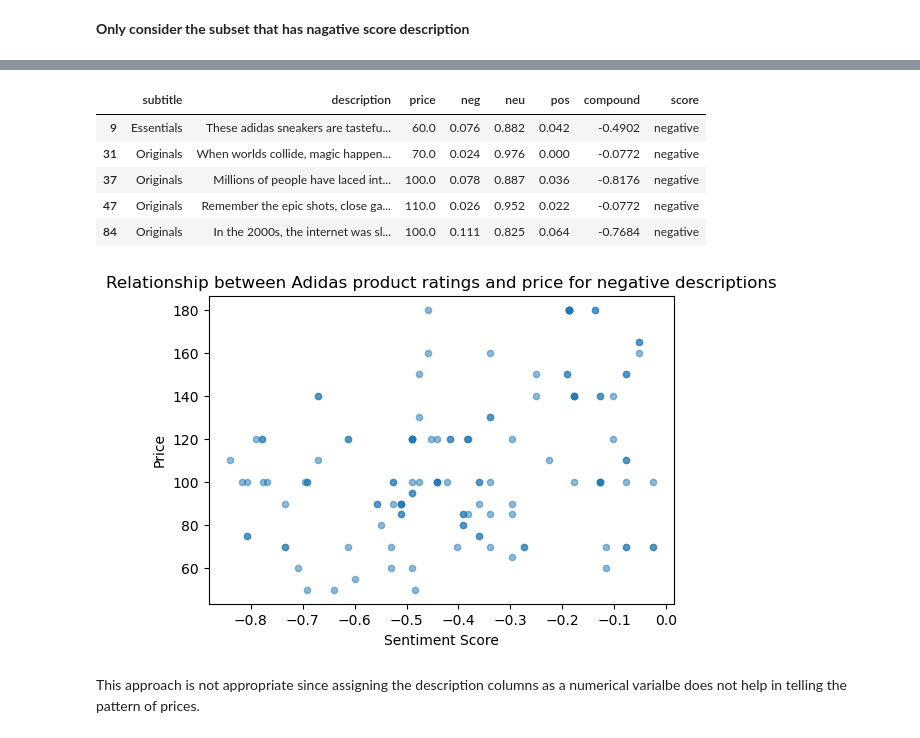
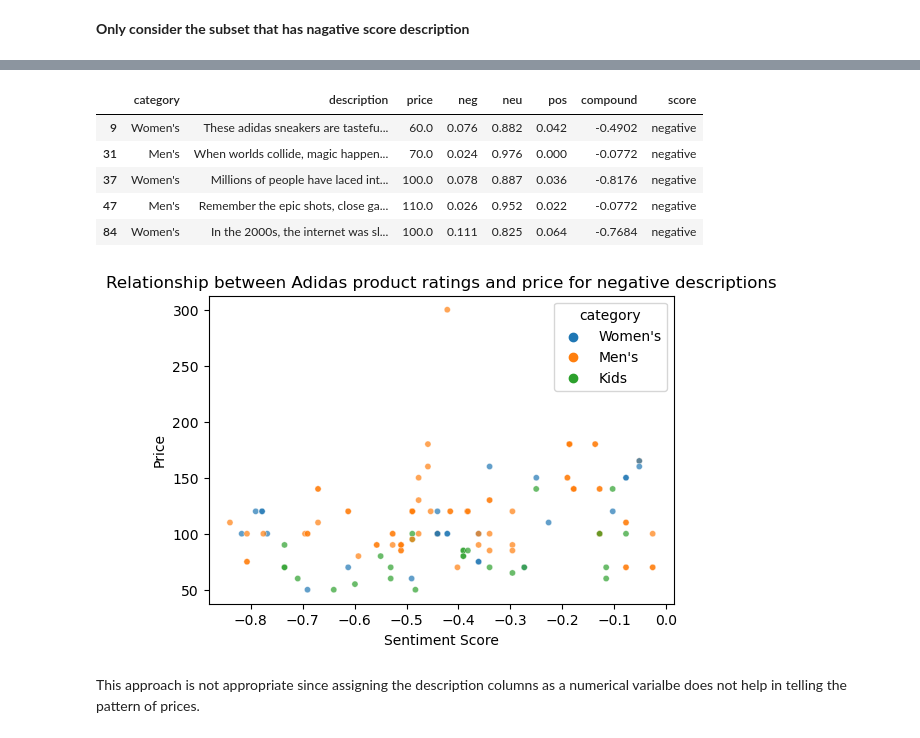
Before and after one commit to jasonkyungkim/nike_adidas_shoes, a Jupyter notebook: adidas_eda.ipynb, the cells around one changed output, grey strips where cells are left out. Drawn from its saved outputs; the diff is of its cells as text; code cells hidden in the pictures.

```diff
--- a/adidas_eda.ipynb
+++ b/adidas_eda.ipynb
@@ -509,7 +512,7 @@ plt.show()
 # Sentiment Analysis
 # %%
 # copy adidas df to work on
-df = adidas.loc[:, ['subtitle', 'description', 'details', 'price']].copy()
+df = adidas.loc[:, ['category', 'description', 'details', 'price']].copy()
 df.dropna(inplace = True)
 # %%
 # combine description and details columns
@@ -569,21 +573,23 @@ There are 2066 positive descriptions and 133 negative descriptions.
 neg = df_sentiment[df_sentiment['score']=='negative']
 neg.head()
 # %% [output]
-|  | subtitle | description | price | neg | neu | pos | compound | score |
-| 9 | Essentials | These adidas sneakers are tastefu... | 60.0 | 0.076 | 0.882 | 0.042 | -0.4902 | negative |
-| 31 | Originals | When worlds collide, magic happen... | 70.0 | 0.024 | 0.976 | 0.000 | -0.0772 | negative |
-| 37 | Originals | Millions of people have laced int... | 100.0 | 0.078 | 0.887 | 0.036 | -0.8176 | negative |
-| 47 | Originals | Remember the epic shots, close ga... | 110.0 | 0.026 | 0.952 | 0.022 | -0.0772 | negative |
-| 84 | Originals | In the 2000s, the internet was sl... | 100.0 | 0.111 | 0.825 | 0.064 | -0.7684 | negative |
+|  | category | description | price | neg | neu | pos | compound | score |
+| 9 | Women's | These adidas sneakers are tastefu... | 60.0 | 0.076 | 0.882 | 0.042 | -0.4902 | negative |
+| 31 | Men's | When worlds collide, magic happen... | 70.0 | 0.024 | 0.976 | 0.000 | -0.0772 | negative |
+| 37 | Women's | Millions of people have laced int... | 100.0 | 0.078 | 0.887 | 0.036 | -0.8176 | negative |
+| 47 | Men's | Remember the epic shots, close ga... | 110.0 | 0.026 | 0.952 | 0.022 | -0.0772 | negative |
+| 84 | Women's | In the 2000s, the internet was sl... | 100.0 | 0.111 | 0.825 | 0.064 | -0.7684 | negative |
 # %%
 plt.figure(figsize = (6,4))
-plt.scatter(neg['compound'], neg["price"], alpha = 0.5, s = 20)
+# plt.scatter(neg['compound'], neg["price"], alpha = 0.5, s = 20)
+sns.scatterplot(data = neg, x = 'compound', y = "price",
+                hue = 'category', alpha = 0.7, s = 20)
 plt.xlabel("Sentiment Score")
 plt.ylabel("Price")
 plt.title("Relationship between Adidas product ratings and price for negative descriptions")
 plt.show()
 # %% [output]
-[figure, old version]
+[figure, new version]
 # %% [markdown]
 This approach is not appropriate since assigning the description columns as a numerical varialbe does not help in telling the pattern of prices.
 # %% [markdown]
```
Also changed, not shown: parts of 31 cells of this notebook.
